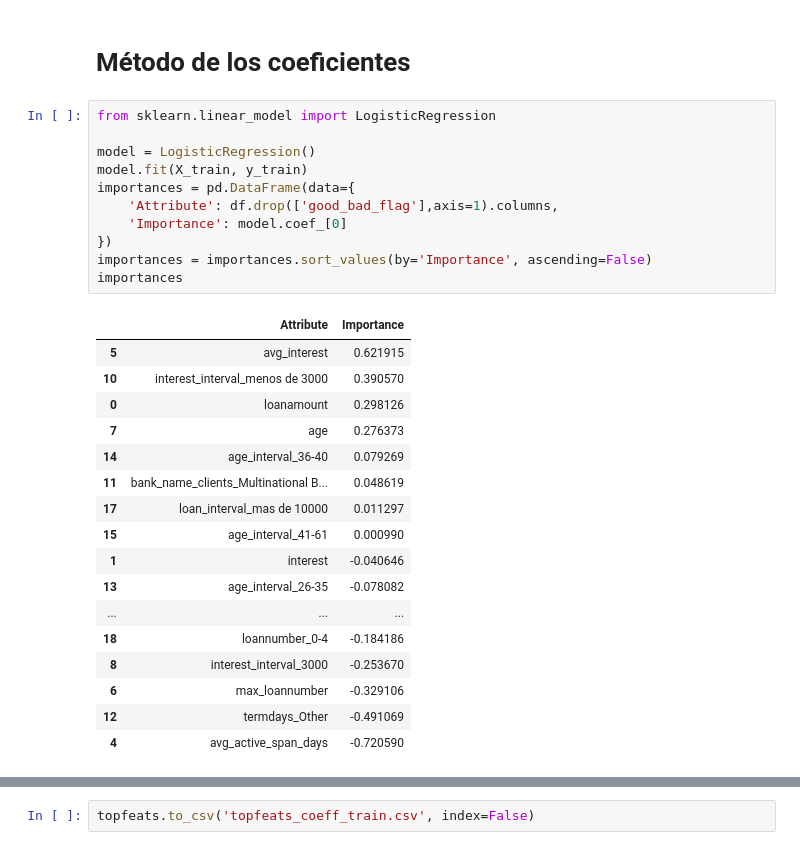
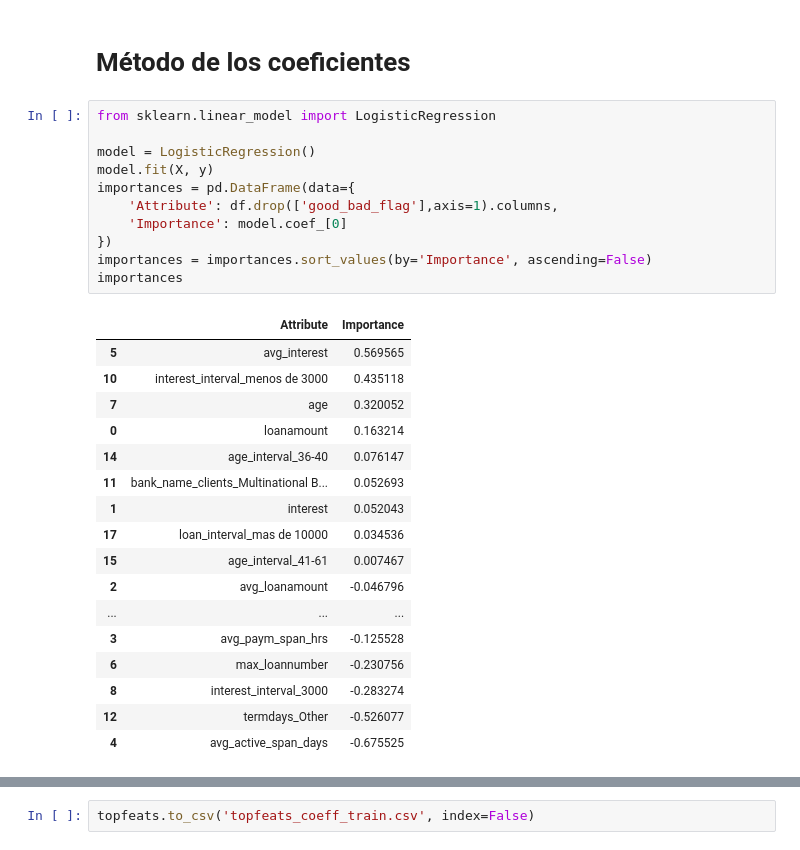
Before and after one commit to AlexPC23/DP3-Grupo-5, a Jupyter notebook: Notebooks/Transformaciones/Feature_importance.ipynb, the cells around one changed output, grey strips where cells are left out. Cells and saved outputs as stored; diff of their text form.

```diff
--- a/Notebooks/Transformaciones/Feature_importance.ipynb
+++ b/Notebooks/Transformaciones/Feature_importance.ipynb
@@ -125,32 +125,32 @@ top10_test.to_csv('top10_variables_test.csv', index=False)
 # %%
 from sklearn.linear_model import LogisticRegression
 
 model = LogisticRegression()
-model.fit(X_train, y_train)
+model.fit(X, y)
 importances = pd.DataFrame(data={
     'Attribute': df.drop(['good_bad_flag'],axis=1).columns,
     'Importance': model.coef_[0]
 })
 importances = importances.sort_values(by='Importance', ascending=False)
 importances
 # %% [output]
 |  | Attribute | Importance |
-| 5 | avg_interest | 0.621915 |
-| 10 | interest_interval_menos de 3000 | 0.390570 |
-| 0 | loanamount | 0.298126 |
-| 7 | age | 0.276373 |
-| 14 | age_interval_36-40 | 0.079269 |
-| 11 | bank_name_clients_Multinational B... | 0.048619 |
-| 17 | loan_interval_mas de 10000 | 0.011297 |
-| 15 | age_interval_41-61 | 0.000990 |
-| 1 | interest | -0.040646 |
-| 13 | age_interval_26-35 | -0.078082 |
+| 5 | avg_interest | 0.569565 |
+| 10 | interest_interval_menos de 3000 | 0.435118 |
+| 7 | age | 0.320052 |
+| 0 | loanamount | 0.163214 |
+| 14 | age_interval_36-40 | 0.076147 |
+| 11 | bank_name_clients_Multinational B... | 0.052693 |
+| 1 | interest | 0.052043 |
+| 17 | loan_interval_mas de 10000 | 0.034536 |
+| 15 | age_interval_41-61 | 0.007467 |
+| 2 | avg_loanamount | -0.046796 |
 | ... | ... | ... |
-| 18 | loannumber_0-4 | -0.184186 |
-| 8 | interest_interval_3000 | -0.253670 |
-| 6 | max_loannumber | -0.329106 |
-| 12 | termdays_Other | -0.491069 |
-| 4 | avg_active_span_days | -0.720590 |
+| 3 | avg_paym_span_hrs | -0.125528 |
+| 6 | max_loannumber | -0.230756 |
+| 8 | interest_interval_3000 | -0.283274 |
+| 12 | termdays_Other | -0.526077 |
+| 4 | avg_active_span_days | -0.675525 |
 # %%
 plt.bar(x=importances['Attribute'], height=importances['Importance'], color='#087E8B')
 plt.title('Feature importances obtained from coefficients', size=20)
```
Also changed, not shown: parts of 5 cells of this notebook, 2 other files.
